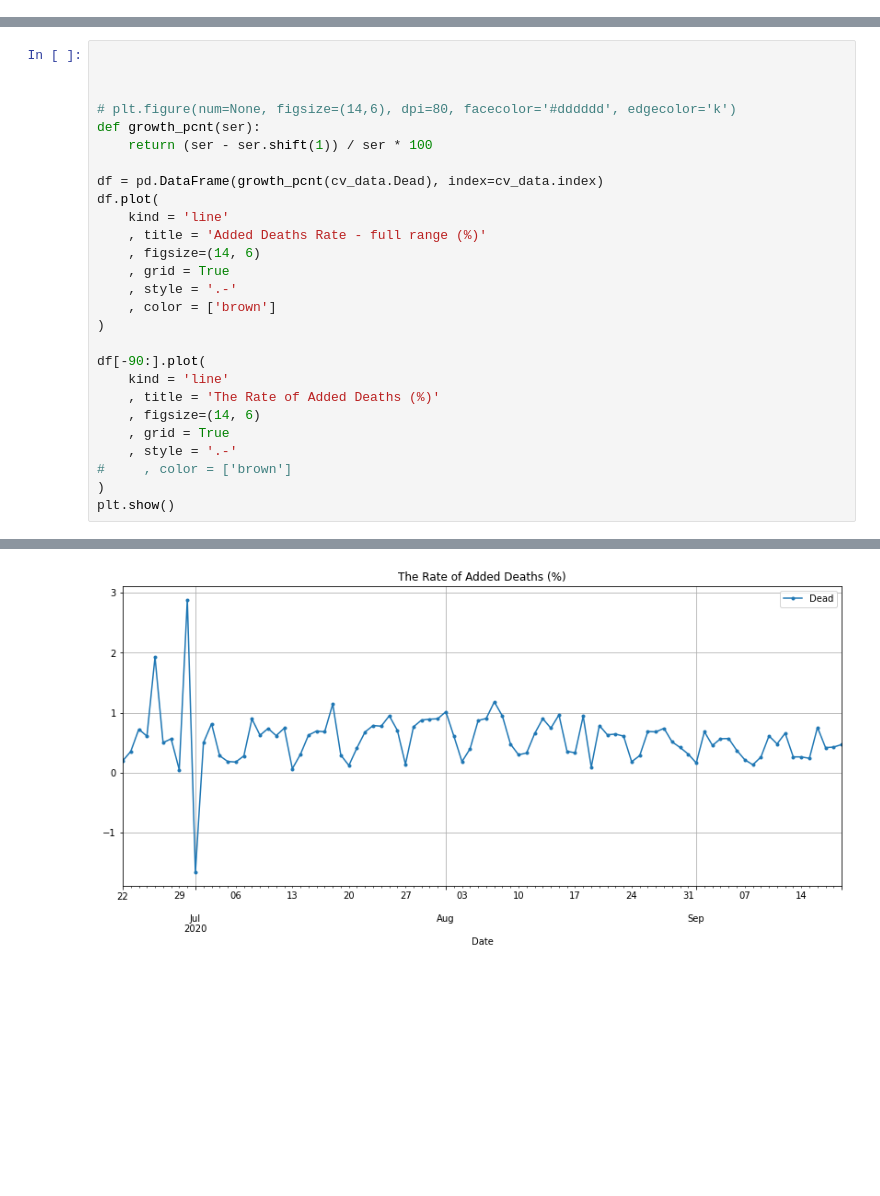
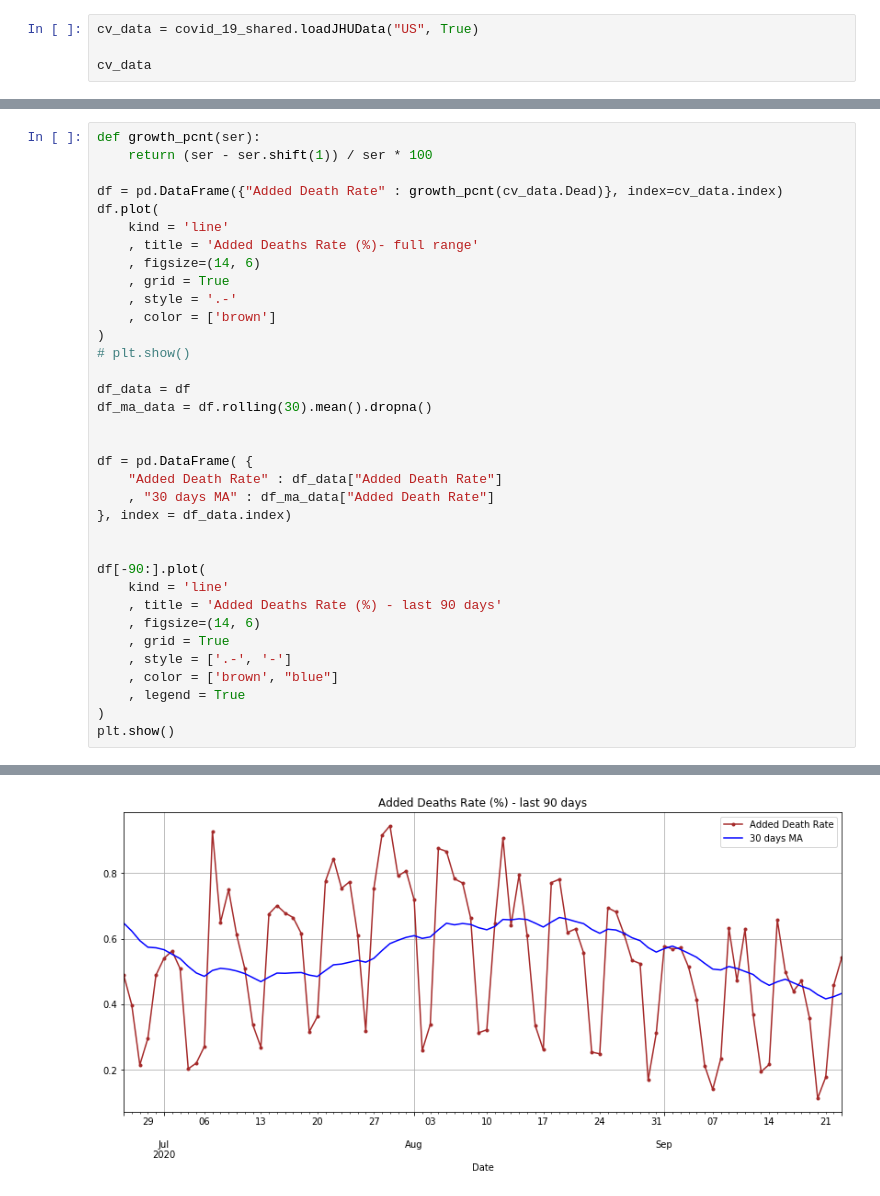
Before and after one commit to olegsheynin/data_analysis, a Jupyter notebook: coronavirus/Coronavirus Development USA.ipynb, the cells around one changed output, grey strips where cells are left out. Saved outputs shown, nothing was run; the diff lists cells and outputs as text; blank space fills up the shorter version.

```diff
--- a/coronavirus/Coronavirus Development USA.ipynb
+++ b/coronavirus/Coronavirus Development USA.ipynb
@@ -8,0 +14,4 @@ cv_data = cv_data_usa
+# %%
+cv_data = covid_19_shared.loadJHUData("US", True)
+
+cv_data
@@ -45,28 +88,36 @@ plt.show()
 # %%
-
-
-
-# plt.figure(num=None, figsize=(14,6), dpi=80, facecolor='#dddddd', edgecolor='k')
 def growth_pcnt(ser):
     return (ser - ser.shift(1)) / ser * 100
 
-df = pd.DataFrame(growth_pcnt(cv_data.Dead), index=cv_data.index)
+df = pd.DataFrame({"Added Death Rate" : growth_pcnt(cv_data.Dead)}, index=cv_data.index)
 df.plot(
     kind = 'line'
-    , title = 'Added Deaths Rate - full range (%)'
+    , title = 'Added Deaths Rate (%)- full range'
     , figsize=(14, 6)
     , grid = True
     , style = '.-'
     , color = ['brown']
 )
+# plt.show()
+
+df_data = df
+df_ma_data = df.rolling(30).mean().dropna()
+
+
+df = pd.DataFrame( {
+    "Added Death Rate" : df_data["Added Death Rate"]
+    , "30 days MA" : df_ma_data["Added Death Rate"]
+}, index = df_data.index)
+
 
 df[-90:].plot(
     kind = 'line'
-    , title = 'The Rate of Added Deaths (%)'
+    , title = 'Added Deaths Rate (%) - last 90 days'
     , figsize=(14, 6)
     , grid = True
-    , style = '.-'
-#     , color = ['brown']
+    , style = ['.-', '-']
+    , color = ['brown', "blue"]
+    , legend = True
 )
 plt.show()
 # %% [output]
@@ -74,4 +125,4 @@ plt.show()
-[figure, old version]
+[figure, new version]
 # %%
 # Death rate in completed cases
 death_rate = pd.DataFrame(dead / (cv_data.Dead + cv_data.Recovered) * 100.0
```
Also changed, not shown: parts of 11 cells of this notebook, 7 other files.
